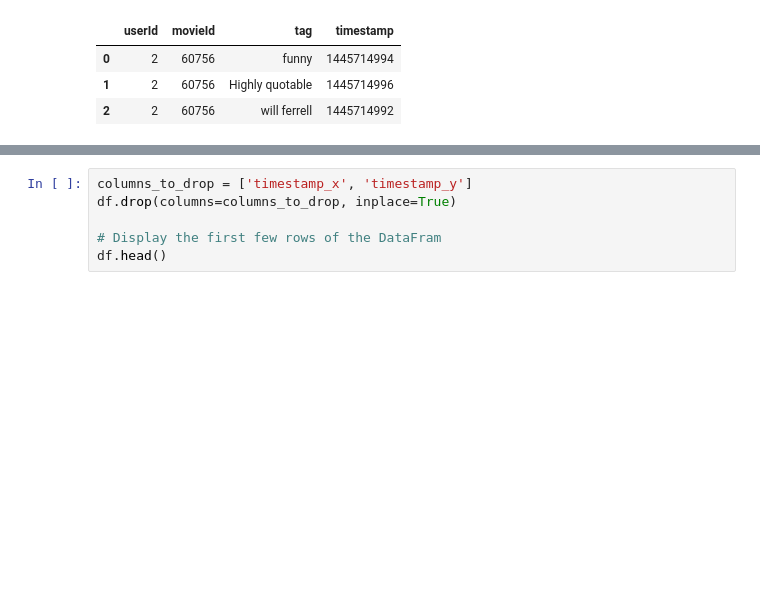
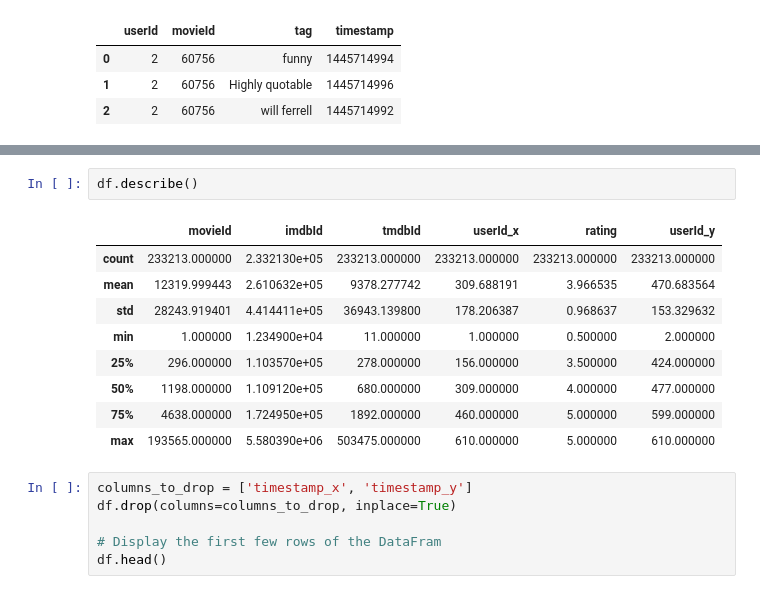
Before and after one commit to Perception-ui/phase_4, a Jupyter notebook: notebook (1).ipynb, the cells around one changed output, grey strips where cells are left out. Drawn from its saved outputs; the diff is of its cells as text; blank space fills up the shorter version.

```diff
--- a/notebook (1).ipynb
+++ b/notebook (1).ipynb
@@ -138,3 +163,15 @@ df.head()
+# %%
+df.describe()
+# %% [output]
+|  | movieId | imdbId | tmdbId | userId_x | rating | userId_y |
+| count | 233213.000000 | 2.332130e+05 | 233213.000000 | 233213.000000 | 233213.000000 | 233213.000000 |
+| mean | 12319.999443 | 2.610632e+05 | 9378.277742 | 309.688191 | 3.966535 | 470.683564 |
+| std | 28243.919401 | 4.414411e+05 | 36943.139800 | 178.206387 | 0.968637 | 153.329632 |
+| min | 1.000000 | 1.234900e+04 | 11.000000 | 1.000000 | 0.500000 | 2.000000 |
+| 25% | 296.000000 | 1.103570e+05 | 278.000000 | 156.000000 | 3.500000 | 424.000000 |
+| 50% | 1198.000000 | 1.109120e+05 | 680.000000 | 309.000000 | 4.000000 | 477.000000 |
+| 75% | 4638.000000 | 1.724950e+05 | 1892.000000 | 460.000000 | 5.000000 | 599.000000 |
+| max | 193565.000000 | 5.580390e+06 | 503475.000000 | 610.000000 | 5.000000 | 610.000000 |
 # %%
 columns_to_drop = ['timestamp_x', 'timestamp_y']
 df.drop(columns=columns_to_drop, inplace=True)
```
Also changed, not shown: parts of 8 cells of this notebook.
